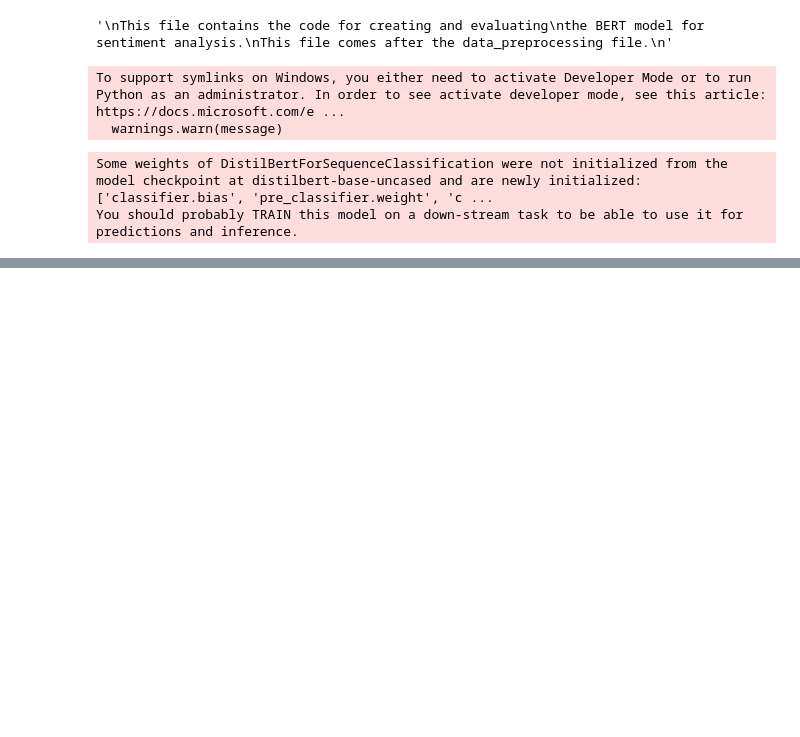
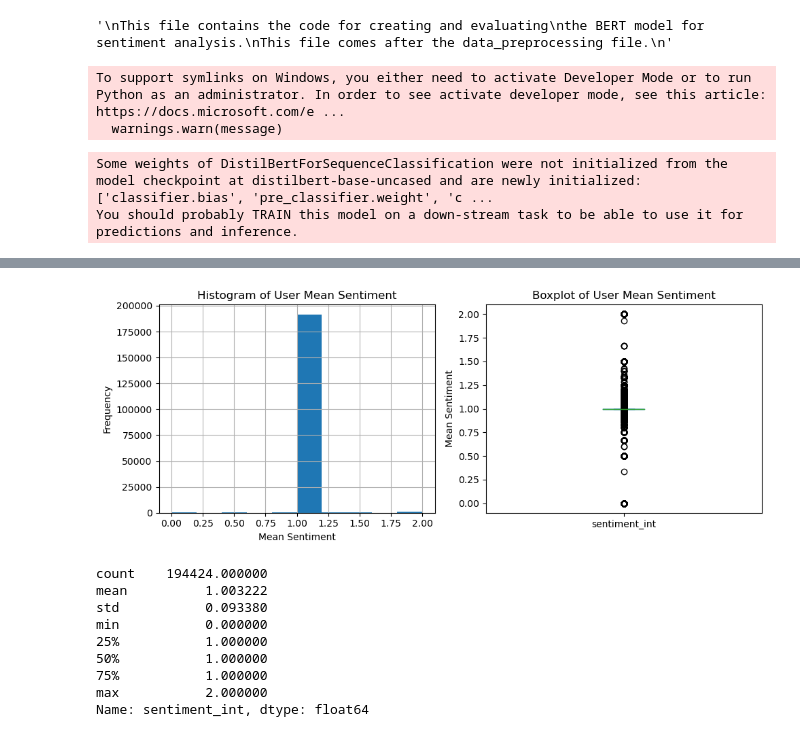
Before and after one commit to MaxAC273/DS5500_Capstone_Sentiment_Analysis, a Jupyter notebook: DistilBERT_model.ipynb, the cells around one changed output, grey strips where cells are left out. Cells and saved outputs as stored; diff of their text form; code cells hidden in the pictures; blank space fills up the shorter version.

Commit message:
updated DistilBERT_model file

```diff
--- a/DistilBERT_model.ipynb
+++ b/DistilBERT_model.ipynb
@@ -44,5 +44,8 @@ df['sentiment'] = df['cleaned_text'].apply(lambda x: nlp(x)[0]['label'])
 # %%
 import pickle
 df.to_pickle("dataframe_DistilBert.pkl")
+# %%
+import pandas as pd
+df = pd.read_pickle("dataframe_DistilBert.pkl")
 # %%
 type(df['sentiment'][0])
@@ -50,0 +68,2 @@ str
+# %%
+df.drop(['preprocessed_text', 'text_with_emojis','text_with_slang', 'text_with_negations','sentiment_score' ], axis=1, inplace=True)
@@ -50,0 +108,13 @@ str
+# %%
+# grouping by Mean
+label_mapping = {
+    'LABEL_0': 0,
+    'LABEL_1': 1,
+    'LABEL_2': 2
+}
+
+df['sentiment_int'] = df['sentiment'].replace(label_mapping)
+user_mean_sentiment = df.groupby('hashed_userid')['sentiment_int'].mean()
+
+value_counts_mean = user_mean_sentiment.value_counts()
+print(value_counts_mean)
@@ -50,0 +135,36 @@ str
+# %%
+# Summary of Mean grouping
+
+import matplotlib.pyplot as plt
+
+# Plotting the distribution as a histogram
+plt.figure(figsize=(10, 4))
+plt.subplot(1, 2, 1)
+user_mean_sentiment.hist()
+plt.title('Histogram of User Mean Sentiment')
+plt.xlabel('Mean Sentiment')
+plt.ylabel('Frequency')
+
+# Plotting the distribution as a boxplot
+plt.subplot(1, 2, 2)
+user_mean_sentiment.plot.box()
+plt.title('Boxplot of User Mean Sentiment')
+plt.ylabel('Mean Sentiment')
+
+# Showing the plots
+plt.tight_layout()
+plt.show()
+
+# Printing summary statistics
+user_mean_sentiment.describe()
+# %% [output]
+[figure, added]
+count    194424.000000
+mean          1.003222
+std           0.093380
+min           0.000000
+25%           1.000000
+50%           1.000000
+75%           1.000000
+max           2.000000
+Name: sentiment_int, dtype: float64
```
Also changed, not shown: parts of 8 cells of this notebook.
